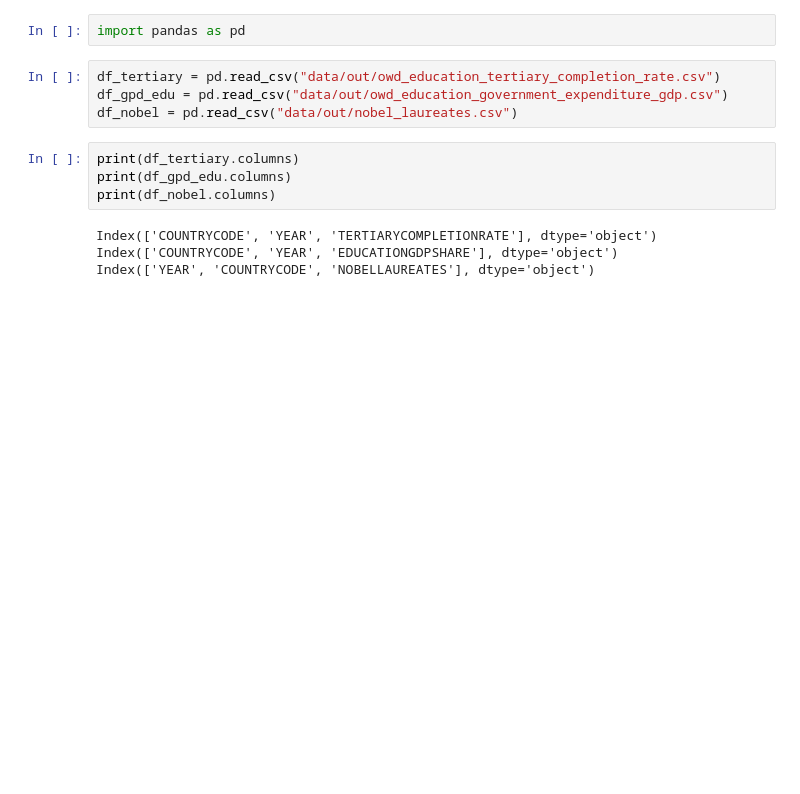
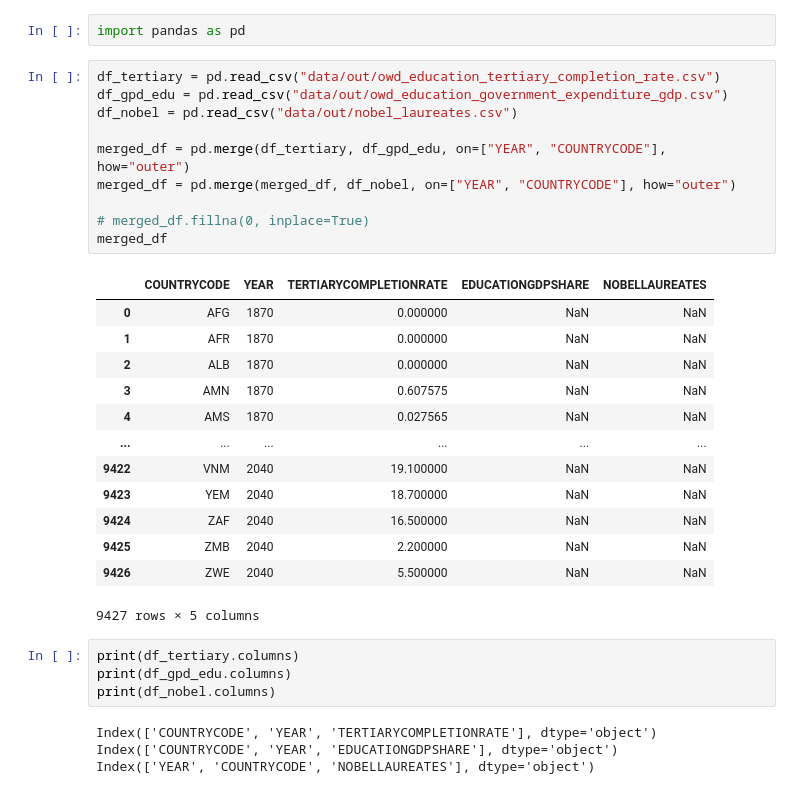
Before and after one commit to morettogSonova/archimedes, a Jupyter notebook: gmo_plot_data.ipynb, the cells around one changed output. Cells and saved outputs as stored; diff of their text form; blank space fills up the shorter version.

```diff
--- a/gmo_plot_data.ipynb
+++ b/gmo_plot_data.ipynb
@@ -3,7 +3,27 @@ import pandas as pd
 # %%
 df_tertiary = pd.read_csv("data/out/owd_education_tertiary_completion_rate.csv")
 df_gpd_edu = pd.read_csv("data/out/owd_education_government_expenditure_gdp.csv")
 df_nobel = pd.read_csv("data/out/nobel_laureates.csv")
+
+merged_df = pd.merge(df_tertiary, df_gpd_edu, on=["YEAR", "COUNTRYCODE"], how="outer")
+merged_df = pd.merge(merged_df, df_nobel, on=["YEAR", "COUNTRYCODE"], how="outer")
+
+# merged_df.fillna(0, inplace=True)
+merged_df
+# %% [output]
+|  | COUNTRYCODE | YEAR | TERTIARYCOMPLETIONRATE | EDUCATIONGDPSHARE | NOBELLAUREATES |
+| 0 | AFG | 1870 | 0.000000 | NaN | NaN |
+| 1 | AFR | 1870 | 0.000000 | NaN | NaN |
+| 2 | ALB | 1870 | 0.000000 | NaN | NaN |
+| 3 | AMN | 1870 | 0.607575 | NaN | NaN |
+| 4 | AMS | 1870 | 0.027565 | NaN | NaN |
+| ... | ... | ... | ... | ... | ... |
+| 9422 | VNM | 2040 | 19.100000 | NaN | NaN |
+| 9423 | YEM | 2040 | 18.700000 | NaN | NaN |
+| 9424 | ZAF | 2040 | 16.500000 | NaN | NaN |
+| 9425 | ZMB | 2040 | 2.200000 | NaN | NaN |
+| 9426 | ZWE | 2040 | 5.500000 | NaN | NaN |
+9427 rows × 5 columns
 # %%
 print(df_tertiary.columns)
 print(df_gpd_edu.columns)
```
Also changed, not shown: parts of 1 cell of this notebook, 5 other files.
